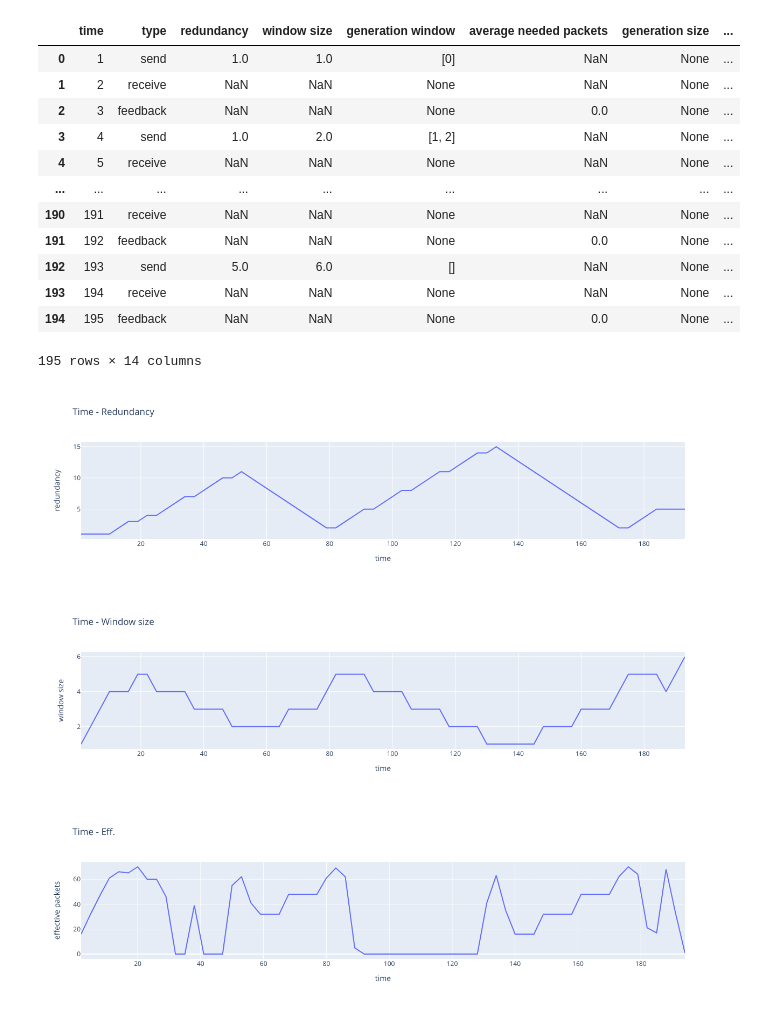
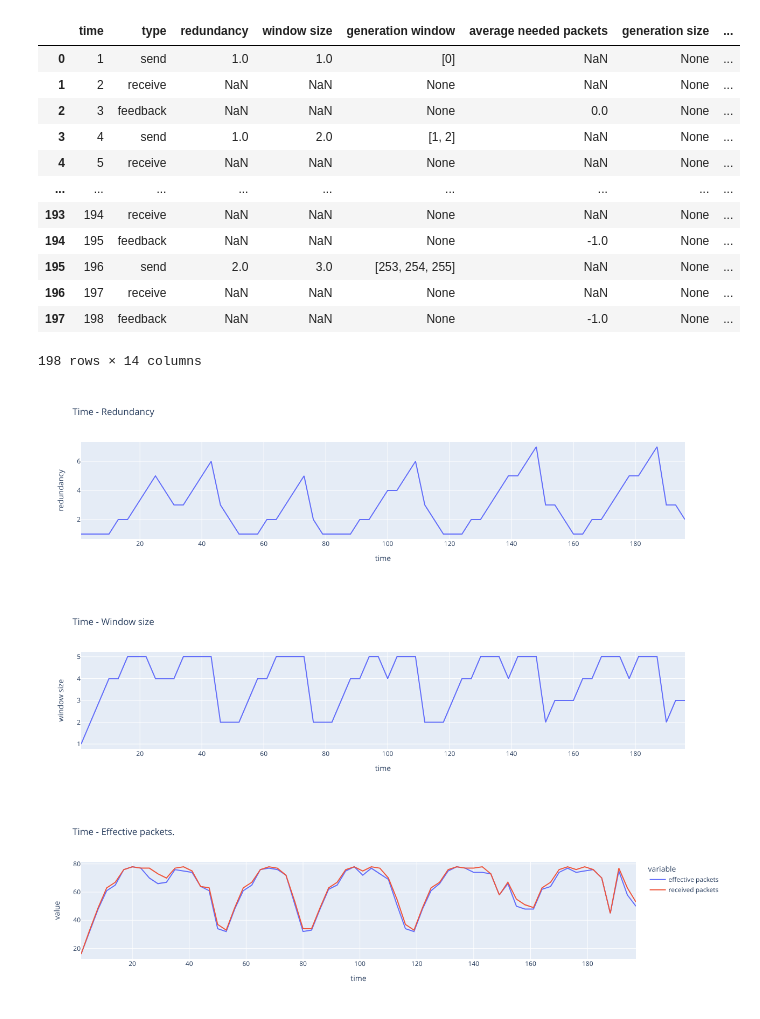
Before and after one commit to raffidil/arlnc, a Jupyter notebook: rlnc/Untitled.ipynb, the cells around one changed output. Drawn from its saved outputs; the diff is of its cells as text; code cells hidden in the pictures.

```diff
--- a/rlnc/Untitled.ipynb
+++ b/rlnc/Untitled.ipynb
@@ -5,8 +5,8 @@ import plotly.express as px
 # %%
 %%capture
 rlnc = BlockBasedRLNC(field_order=2**8, generation_size=16,
-                      packet_size=16, total_size=1024*32,
-                      initial_redundancy=1, initial_window_size=1);
+                      packet_size=16, total_size=1024*64,
+                      initial_redundancy=1, initial_window_size=1, exponential_loss_param=0.045);
 
 analytics_result = rlnc.run_simulation()
 # %%
@@ -20,24 +20,24 @@ df
 | 3 | 4 | send | 1.0 | 2.0 | [1, 2] | NaN | None | ... |
 | 4 | 5 | receive | NaN | NaN | None | NaN | None | ... |
 | ... | ... | ... | ... | ... | ... | ... | ... | ... |
-| 190 | 191 | receive | NaN | NaN | None | NaN | None | ... |
-| 191 | 192 | feedback | NaN | NaN | None | 0.0 | None | ... |
-| 192 | 193 | send | 5.0 | 6.0 | [] | NaN | None | ... |
 | 193 | 194 | receive | NaN | NaN | None | NaN | None | ... |
-| 194 | 195 | feedback | NaN | NaN | None | 0.0 | None | ... |
+| 194 | 195 | feedback | NaN | NaN | None | -1.0 | None | ... |
+| 195 | 196 | send | 2.0 | 3.0 | [253, 254, 255] | NaN | None | ... |
+| 196 | 197 | receive | NaN | NaN | None | NaN | None | ... |
+| 197 | 198 | feedback | NaN | NaN | None | -1.0 | None | ... |
-195 rows × 14 columns
+198 rows × 14 columns
 # %%
 fig = px.line(df.query("type=='send'"), x="time", y="redundancy", title='Time - Redundancy')
 fig.show()
 # %% [output]
-[figure, old version]
+[figure, new version]
 # %%
 fig = px.line(df.query("type=='send'"), x="time", y="window size", title='Time - Window size')
 fig.show()
 # %% [output]
-[figure, old version]
+[figure, new version]
 # %%
-fig = px.line(df.query("type=='receive'"), x="time", y="effective packets", title='Time - Eff.')
+fig = px.line(df.query("type=='receive'"), x="time", y=["effective packets","received packets"],title='Time - Effective packets.')
 fig.show()
 # %% [output]
-[figure, old version]
+[figure, new version]
```
Also changed, not shown: parts of 2 cells of this notebook, 3 other files.
